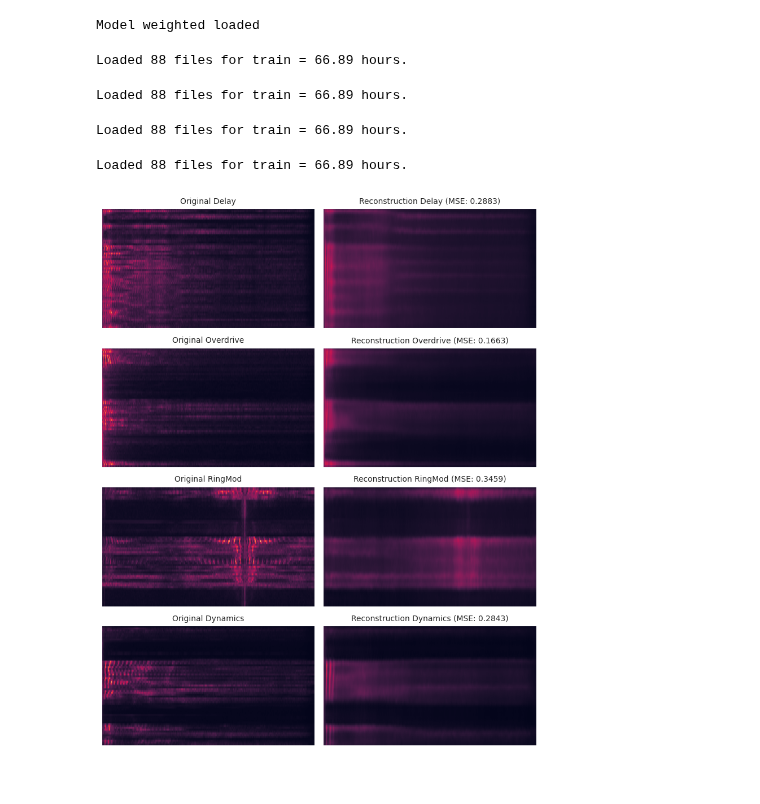
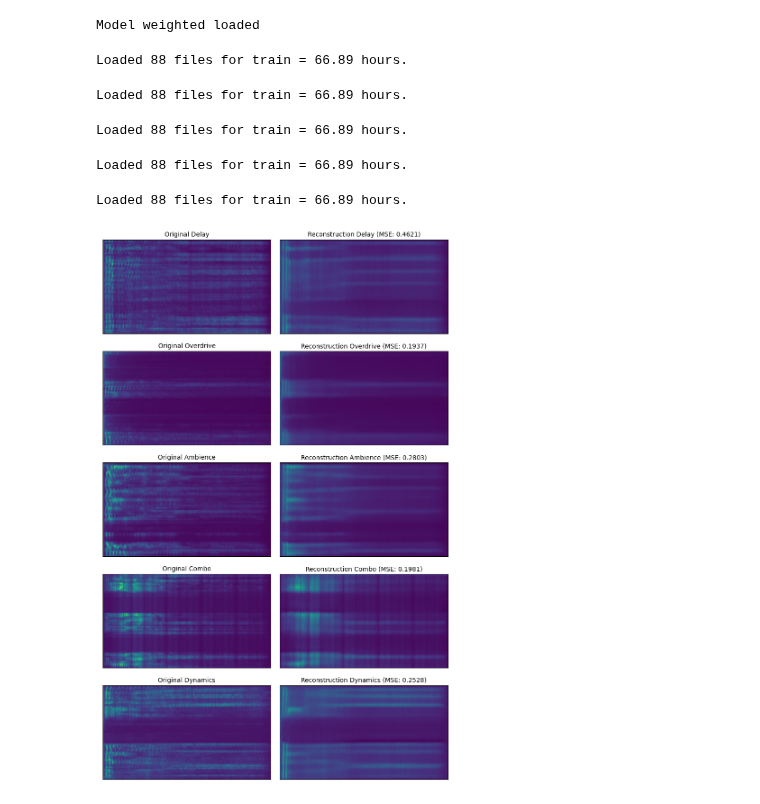
Before and after one commit to kieran-grant/Level5ProjectAudioVAE, a Jupyter notebook: src/notebooks/spectrogram_vae/reconstructions.ipynb, the cells around one changed output. Saved outputs shown, nothing was run; the diff lists cells and outputs as text; code cells hidden in the pictures.

```diff
--- a/src/notebooks/spectrogram_vae/reconstructions.ipynb
+++ b/src/notebooks/spectrogram_vae/reconstructions.ipynb
@@ -18,13 +18,13 @@ DAFX_TO_USE = [
     # 'clean',
     'mda Delay',
     'mda Overdrive',
-    # # 'mda Ambience',
-    'mda RingMod',
+    'mda Ambience',
+    # 'mda RingMod',
     # 'mda Leslie',
-    # 'mda Combo',
+    'mda Combo',
     # 'mda Thru-Zero Flanger',
     # 'mda Loudness',
-    # 'mda Limiter'
+    # 'mda Limiter',
     'mda Dynamics',
 ]
 # %%
@@ -33,7 +33,7 @@ SAMPLE_RATE = 24_000
 AUDIO_DIR = "/home/kieran/Level5ProjectAudioVAE/src/audio"
 DATASETS = ["vctk_24000"]
 NUM_EXAMPLES = 1
-CHECKPOINT = "/home/kieran/Level5ProjectAudioVAE/src/l5proj_spectrogram_vae/s0o9rm6z/checkpoints/epoch=182-step=38247.ckpt"
+CHECKPOINT = "/home/kieran/Level5ProjectAudioVAE/src/l5proj_spectrogram_vae/zgntsseq/checkpoints/epoch=186-step=39083.ckpt"
 CHECKPOINT_ID = CHECKPOINT.split("/")[-3]
 DEVICE = 'cuda' if torch.cuda.is_available() else 'cpu'
 # %%
@@ -89,6 +89,7 @@ Loaded 88 files for train = 66.89 hours.
 Loaded 88 files for train = 66.89 hours.
 Loaded 88 files for train = 66.89 hours.
 Loaded 88 files for train = 66.89 hours.
+Loaded 88 files for train = 66.89 hours.
 # %%
 fig, axes = plt.subplots(len(data), 2, figsize=(8,2.5*len(data)))
 
@@ -101,34 +102,31 @@ for i, items in enumerate(data.items()):
     mse = F.mse_loss(X.squeeze(), X_hat.squeeze())
 
     # find minimum of minima & maximum of maxima
     minmin = min([torch.min(X).item(), torch.min(X_hat).item()])
     maxmax = max([torch.max(X).item(), torch.max(X_hat).item()])
 
     ax1 = axes[i, 0].imshow(X.squeeze().cpu().detach().numpy(),
                             aspect='auto',
                             vmin=minmin,
                             vmax=maxmax,
                             )
 
     ax2 = axes[i, 1].imshow(X_hat.squeeze().cpu().detach().numpy(),
                             aspect='auto',
                             vmin=minmin,
                             vmax=maxmax
                             )
 
     axes[i, 0].set_title(f"Original {fx_name}", fontsize=10)
     axes[i, 1].set_title(f"Reconstruction {fx_name} (MSE: {mse.item():.4f})", fontsize=10)
 
     axes[i, 0].set_xticks([])
     axes[i, 0].set_yticks([])
 
     axes[i, 1].set_xticks([])
     axes[i, 1].set_yticks([])
 
-# add space for colour bar
-fig.subplots_adjust(right=0.85)
-
 plt.tight_layout()
 plt.savefig(f"./figures/reconstructions/{CHECKPOINT_ID}_{len(data)}fx_reconstructions.png")
 # %% [output]
-[figure, old version]
+[figure, new version]
```
Also changed, not shown: 37 other files.
